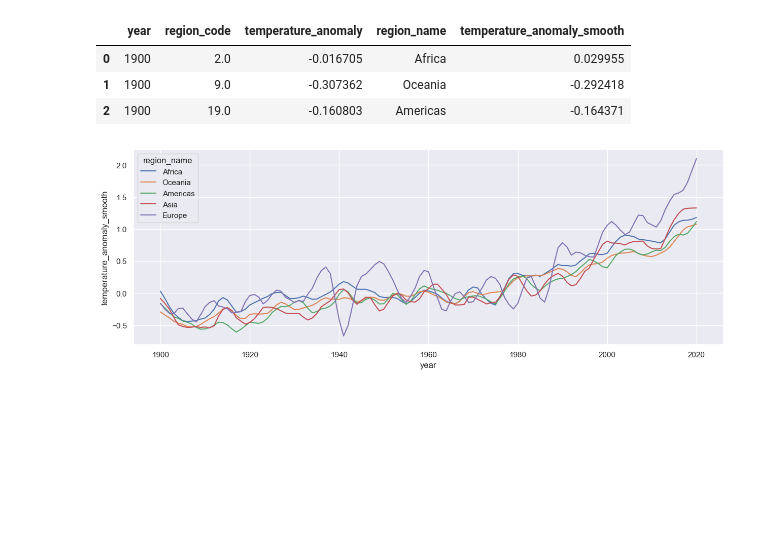
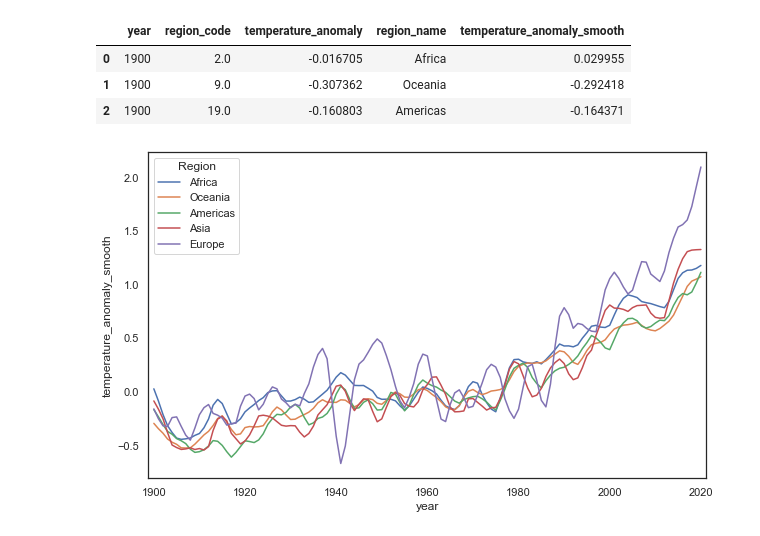
Before and after one commit to lukiwieser/lowess-grouped, a Jupyter notebook: example/temperature-example.ipynb, the cells around one changed output. Drawn from its saved outputs; the diff is of its cells as text; code cells hidden in the pictures; blank space fills up the shorter version.

```diff
--- a/example/temperature-example.ipynb
+++ b/example/temperature-example.ipynb
@@ -8,5 +8,5 @@ from src.lowess_grouped import lowess_grouped
 # %%
-sns.set_theme()
+sns.set_theme(style="white")
 # %% [markdown]
 # Plot original data
 # %%
@@ -34,7 +36,9 @@ temp_region.head(3)
 | 1 | 1900 | 9.0 | -0.307362 | Oceania | -0.292418 |
 | 2 | 1900 | 19.0 | -0.160803 | Americas | -0.164371 |
 # %%
-fig, ax = plt.subplots(figsize=(15, 5))
-sns.lineplot(x="year", y="temperature_anomaly_smooth", hue="region_name", data=temp_region, ax=ax);
+fig, ax = plt.subplots(figsize=(10, 6))
+ax.margins(x=0.01)
+plot = sns.lineplot(x="year", y="temperature_anomaly_smooth", hue="region_name", data=temp_region, ax=ax)
+plot.get_legend().set_title("Region");
 # %% [output]
-[figure, old version]
+[figure, new version]
```
Also changed, not shown: parts of 2 cells of this notebook, 2 other files.
